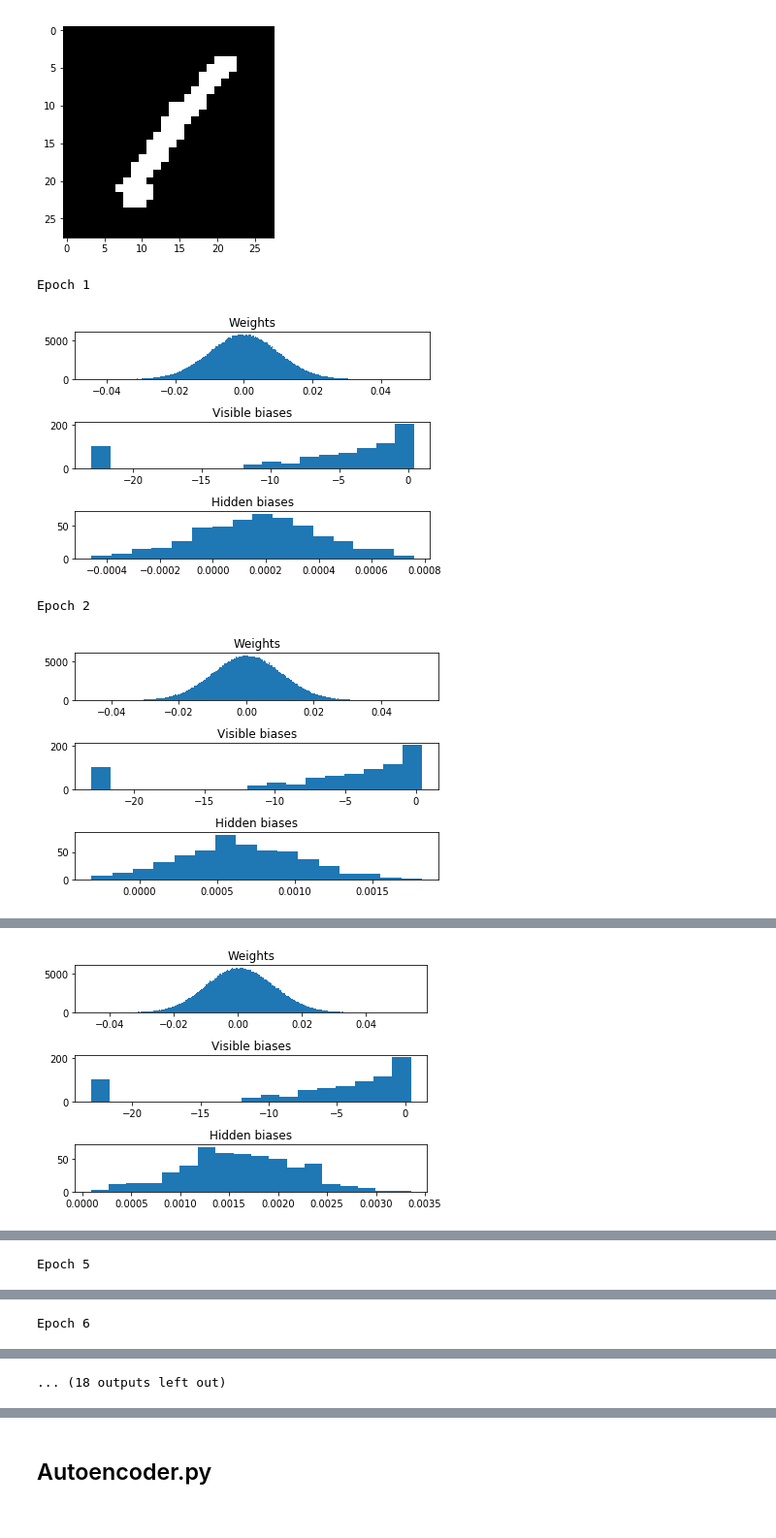
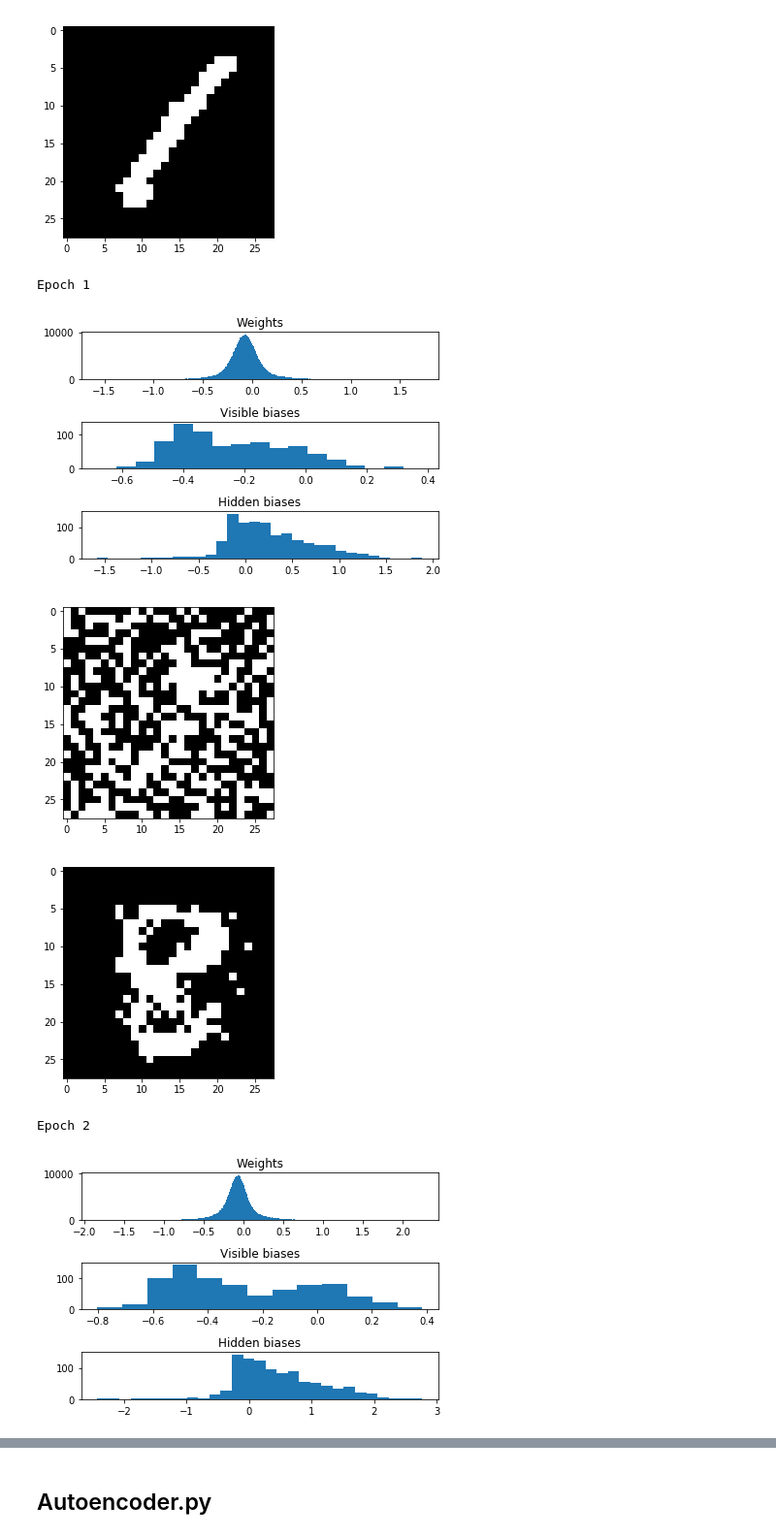
Before and after one commit to lanejere5/bm, a Jupyter notebook: Examples.ipynb, the cells around one changed output, grey strips where cells are left out. Shown at 97% size. Drawn from its saved outputs; the diff is of its cells as text; code cells hidden in the pictures.

```diff
--- a/Examples.ipynb
+++ b/Examples.ipynb
@@ -29,11 +32,13 @@ plt.show()
 [figure]
 # %%
 # define a restricted Boltzmann machine
-rbm = RBM(v_dim = 784, h_dim = 500)
+rbm = RBM(v_dim = 784, h_dim = 1000)
 # %%
-rbm.train(x, epochs = 15, batch_size = 100, learning_rate = .001, plot=True)
+rbm.train(x, epochs = 50, batch_size = 20, learning_rate = .1, plot=True)
 # %% [output]
 Epoch 1
-[figure, old version]
+[figure, new version]
+[figure, new version]
+[figure, new version]
 Epoch 2
-[figure, old version]
+[figure, new version]
@@ -40,2 +47 @@ Epoch 2
 Epoch 3
-[figure, old version]
@@ -44 +51,0 @@ Epoch 4
-Epoch 5
@@ -46 +51,0 @@ Epoch 5
-Epoch 6
@@ -48,2 +52 @@ Epoch 6
-... (18 outputs left out)
 # %%
```
Also changed, not shown: parts of 17 cells of this notebook, 1 other file.
